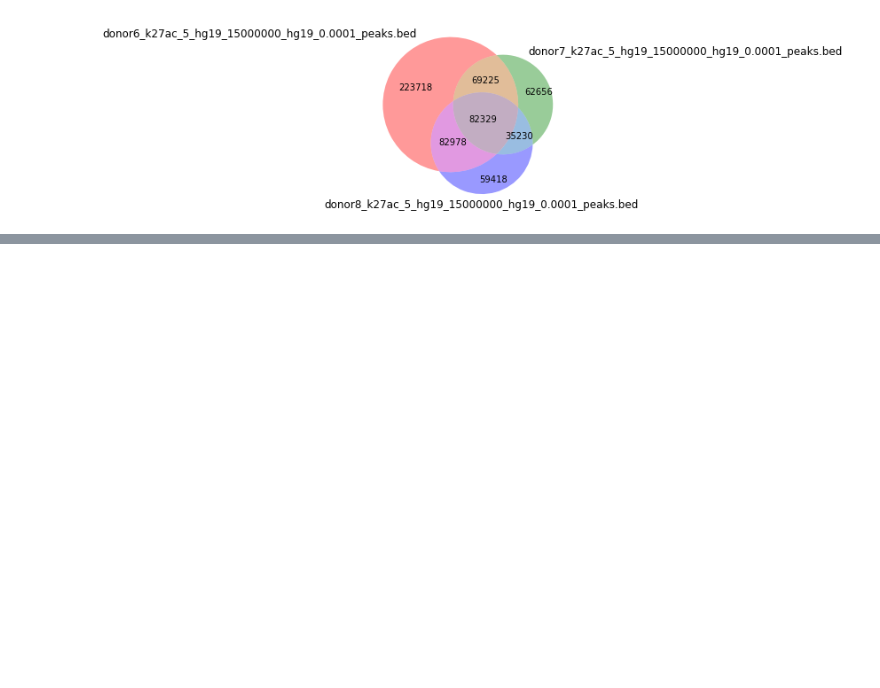
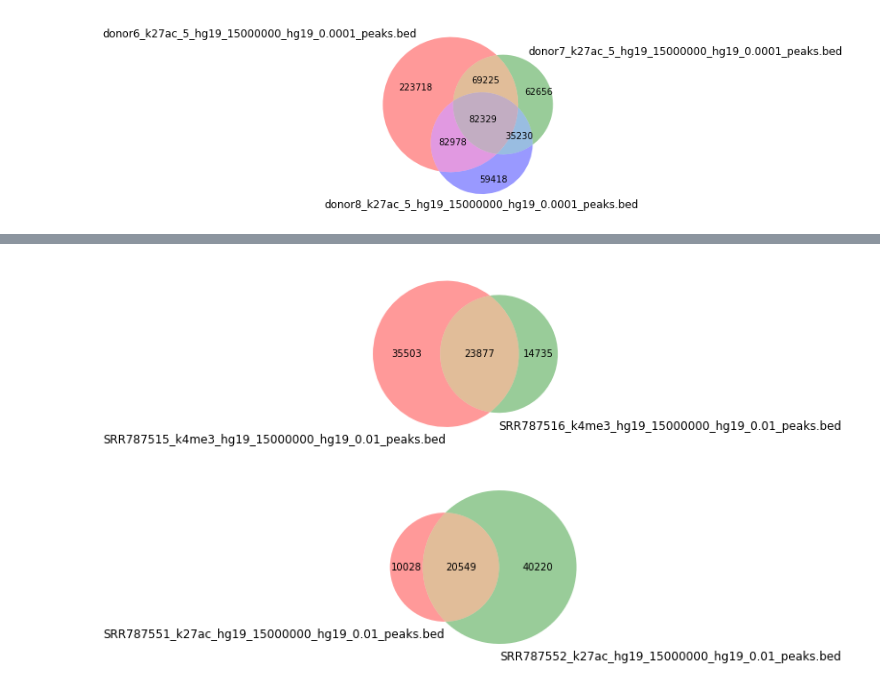
Before and after one commit to JetBrains-Research/washu, a Jupyter notebook: analysis.ipynb, the cells around one changed output, grey strips where cells are left out. Drawn from its saved outputs; the diff is of its cells as text; code cells hidden in the pictures; blank space fills up the shorter version.

Commit message:
run678 vs roadmap peaks comparison

```diff
--- a/analysis.ipynb
+++ b/analysis.ipynb
@@ -145,0 +170,23 @@ processvenn('/mnt/washu/artyomov_lab_aging/run_6_run_7_trim_bams_subsampled_zinb
+# %%
+%matplotlib inline
+import pandas as pd
+from matplotlib_venn import venn2
+import matplotlib.pyplot as plt
+
+def processvenn2(file):
+    df = pd.read_csv(file, sep='\t')
+    sample1 = df.columns[5]
+    sample2 = df.columns[6]
+    fig = plt.figure(figsize=(4, 4))
+    # (Ab, aB, AB)
+    Ab = len(df[df.list == '1'])
+    aB = len(df[df.list == '2'])
+    AB = len(df[df.list == '1,2'])
+    venn2(subsets = (Ab, aB, AB), set_labels = (sample1, sample2))
+    plt.show()
+
+processvenn2('/mnt/washu/artyomov_lab_aging/roadmap_bams_subsampled_macs_0.01/k4me3.csv')
+processvenn2('/mnt/washu/artyomov_lab_aging/roadmap_bams_subsampled_macs_0.01/k27ac.csv')
+# %% [output]
+[figure, added]
+[figure, added]
```
Also changed, not shown: parts of 9 cells of this notebook.
